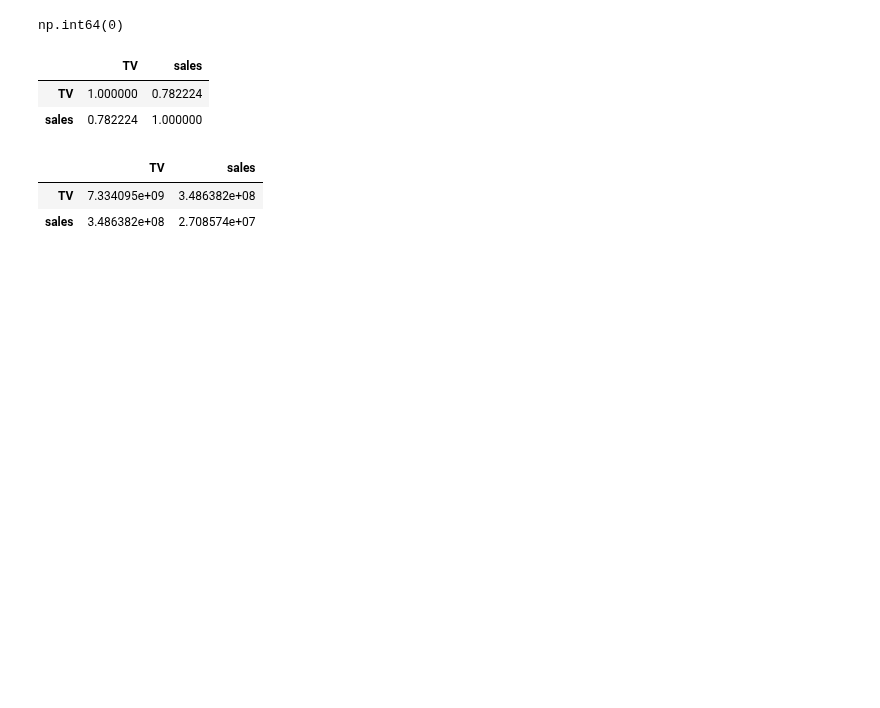
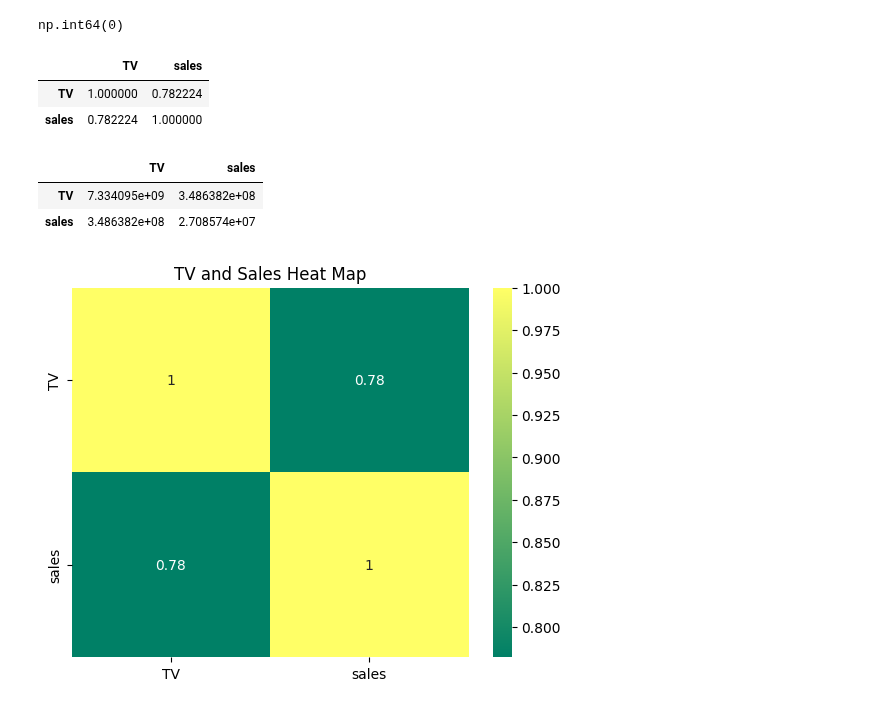
Before and after one commit to manojkumar211/ML-Sales, a Jupyter notebook: experiments/EXproject.ipynb, the cells around one changed output. Drawn from its saved outputs; the diff is of its cells as text; code cells hidden in the pictures; blank space fills up the shorter version.

```diff
--- a/experiments/EXproject.ipynb
+++ b/experiments/EXproject.ipynb
@@ -190,3 +190,9 @@ df[['TV','sales']].cov(ddof=0)
 |  | TV | sales |
 | TV | 7.334095e+09 | 3.486382e+08 |
 | sales | 3.486382e+08 | 2.708574e+07 |
+# %%
+sns.heatmap(df[['TV','sales']].corr(),annot=True,cmap='summer')
+plt.title("TV and Sales Heat Map")
+plt.show()
+# %% [output]
+[figure, added]
```
